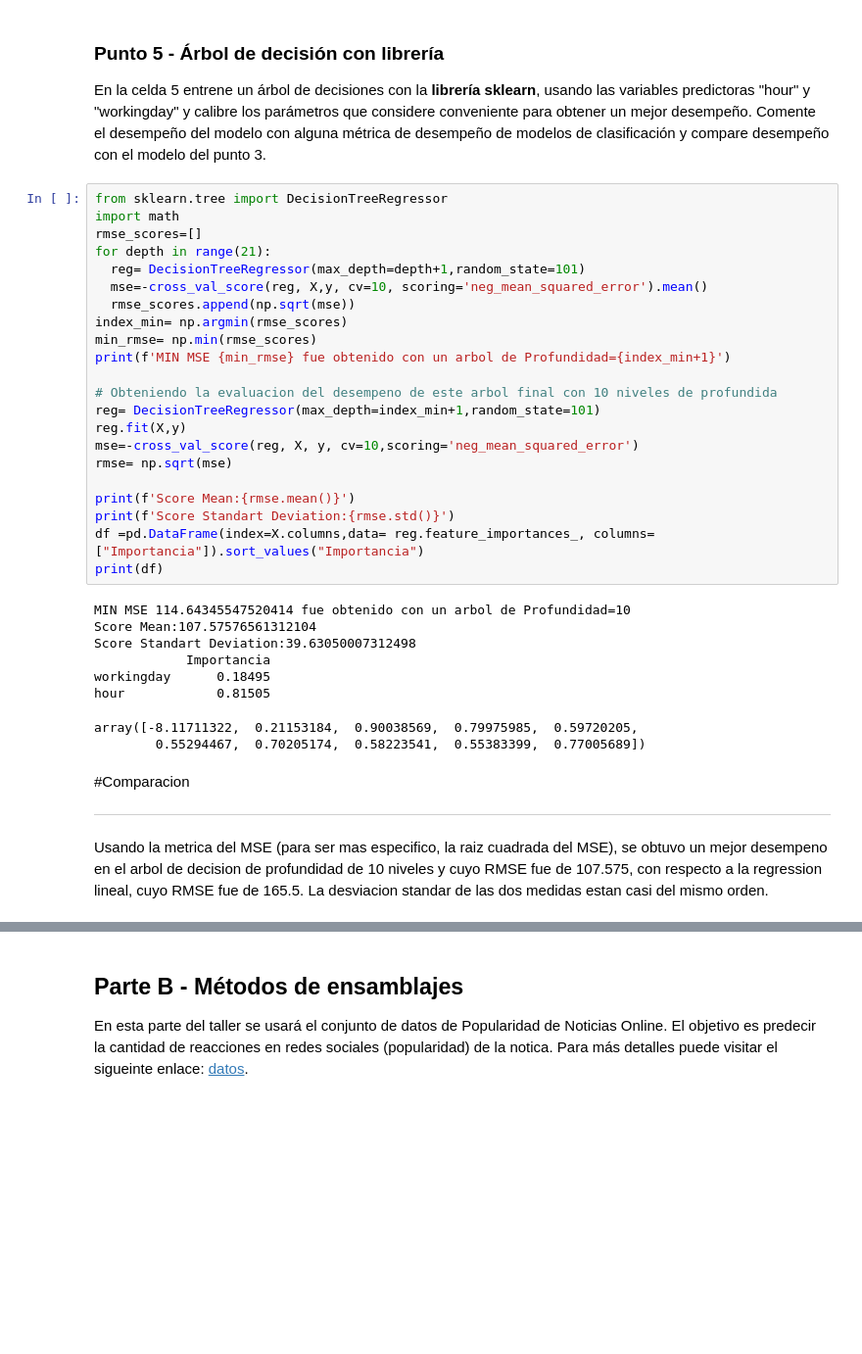
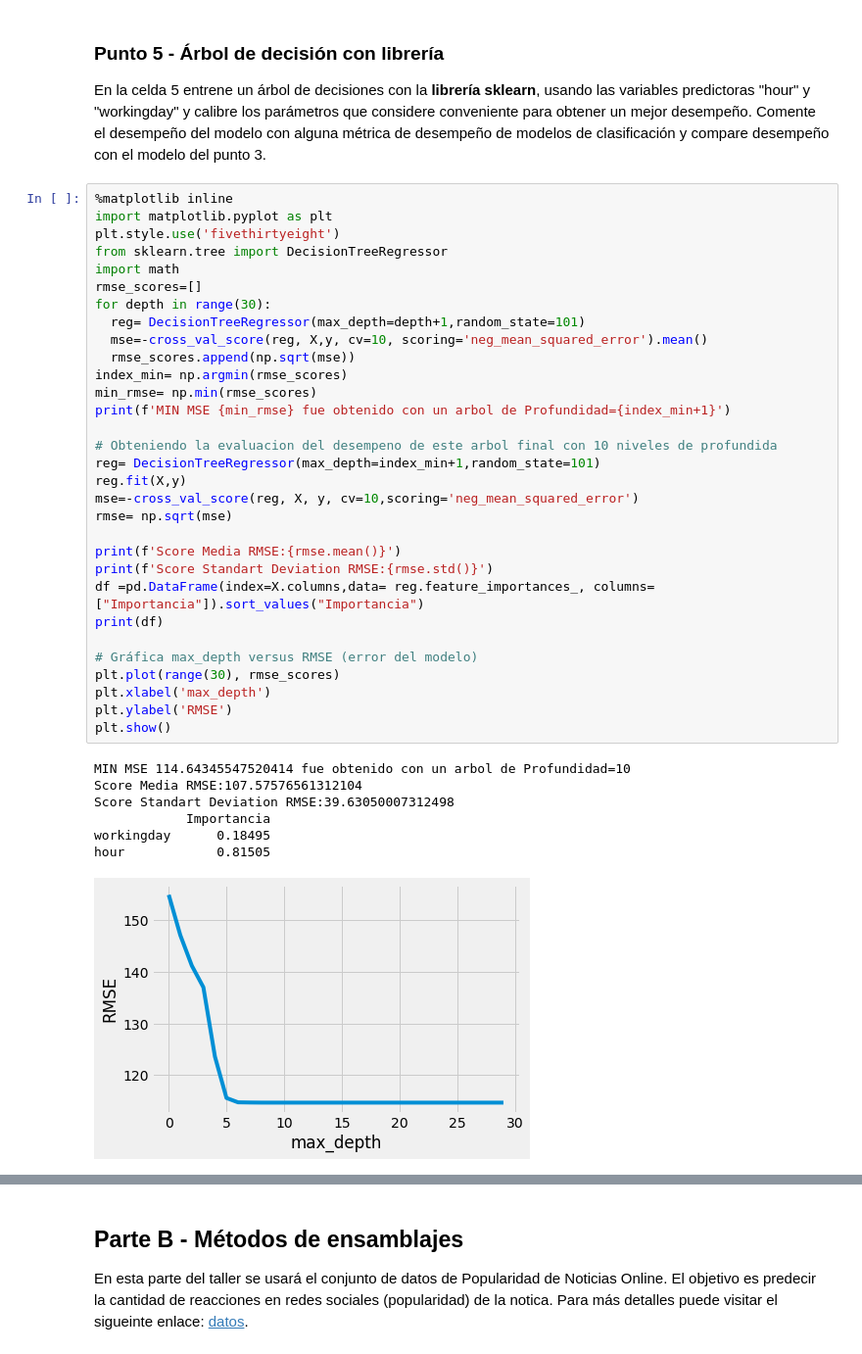
Before and after one commit to EduardoToledoMIAD/MIAD_ML_and_NLP, a Jupyter notebook: Semana 1/S1TC1_arboles_ensamblajes.ipynb, the cells around one changed output, grey strips where cells are left out. Shown at 98% size. Drawn from its saved outputs; the diff is of its cells as text; blank space fills up the shorter version.

```diff
--- a/Semana 1/S1TC1_arboles_ensamblajes.ipynb
+++ b/Semana 1/S1TC1_arboles_ensamblajes.ipynb
@@ -281,39 +308,41 @@ IndexError: ignored
 ### Punto 5 - Árbol de decisión con librería
 En la celda 5 entrene un árbol de decisiones con la **librería sklearn**, usando las variables predictoras "hour" y "workingday" y calibre los parámetros que considere conveniente para obtener un mejor desempeño. Comente el desempeño del modelo con alguna métrica de desempeño de modelos de clasificación y compare desempeño con el modelo del punto 3.
 # %%
+%matplotlib inline
+import matplotlib.pyplot as plt
+plt.style.use('fivethirtyeight')
 from sklearn.tree import DecisionTreeRegressor
 import math
 rmse_scores=[]
-for depth in range(21):
+for depth in range(30):
   reg= DecisionTreeRegressor(max_depth=depth+1,random_state=101)
   mse=-cross_val_score(reg, X,y, cv=10, scoring='neg_mean_squared_error').mean()
   rmse_scores.append(np.sqrt(mse))
 index_min= np.argmin(rmse_scores)
 min_rmse= np.min(rmse_scores)
 print(f'MIN MSE {min_rmse} fue obtenido con un arbol de Profundidad={index_min+1}')
 
 # Obteniendo la evaluacion del desempeno de este arbol final con 10 niveles de profundida
 reg= DecisionTreeRegressor(max_depth=index_min+1,random_state=101)
 reg.fit(X,y)
 mse=-cross_val_score(reg, X, y, cv=10,scoring='neg_mean_squared_error')
 rmse= np.sqrt(mse)
 
-print(f'Score Mean:{rmse.mean()}')
-print(f'Score Standart Deviation:{rmse.std()}')
+print(f'Score Media RMSE:{rmse.mean()}')
+print(f'Score Standart Deviation RMSE:{rmse.std()}')
 df =pd.DataFrame(index=X.columns,data= reg.feature_importances_, columns=["Importancia"]).sort_values("Importancia")
 print(df)
+
+# Gráfica max_depth versus RMSE (error del modelo)
+plt.plot(range(30), rmse_scores)
+plt.xlabel('max_depth')
+plt.ylabel('RMSE')
+plt.show()
 # %% [output]
 MIN MSE 114.64345547520414 fue obtenido con un arbol de Profundidad=10
-Score Mean:107.57576561312104
-Score Standart Deviation:39.63050007312498
+Score Media RMSE:107.57576561312104
+Score Standart Deviation RMSE:39.63050007312498
             Importancia
 workingday      0.18495
 hour            0.81505
-array([-8.11711322,  0.21153184,  0.90038569,  0.79975985,  0.59720205,
-        0.55294467,  0.70205174,  0.58223541,  0.55383399,  0.77005689])
+[figure, added]
-# %% [markdown]
-#Comparacion
-***
-
-Usando la metrica del MSE (para ser mas especifico, la raiz cuadrada del MSE), se obtuvo un mejor desempeno en el arbol de decision de profundidad de 10 niveles y cuyo RMSE fue de 107.575, con respecto a la regression lineal, cuyo RMSE fue de 165.5.
-La desviacion standar de las dos medidas estan casi del mismo orden.
```
Also changed, not shown: parts of 15 cells of this notebook.
